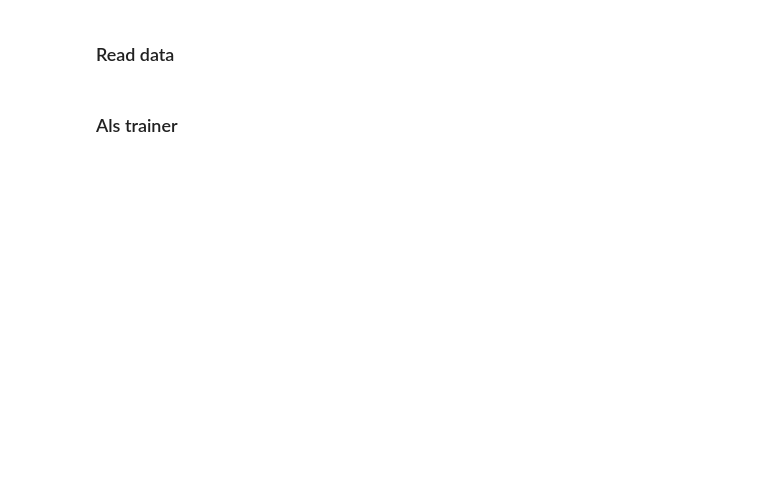
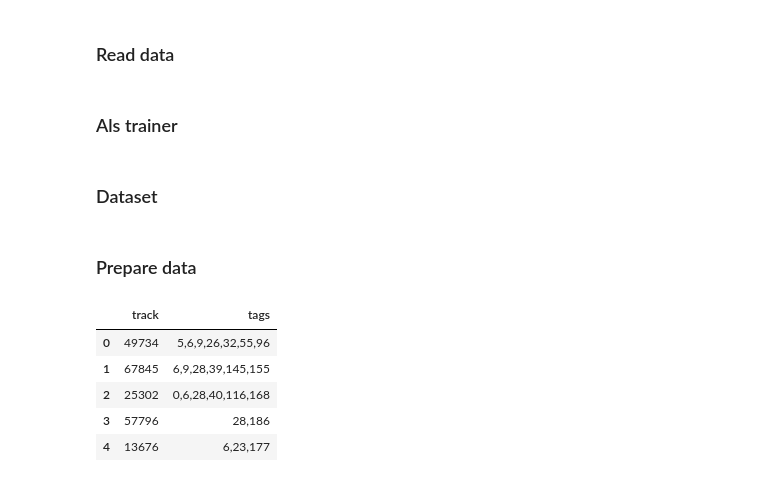
Before and after one commit to artvopilov/yandex_cup_2023, a Jupyter notebook: notebooks/als.ipynb, the cells around one changed output. Drawn from its saved outputs; the diff is of its cells as text; code cells hidden in the pictures; blank space fills up the shorter version.

```diff
--- a/notebooks/als.ipynb
+++ b/notebooks/als.ipynb
@@ -10,6 +12,8 @@ from implicit.als import AlternatingLeastSquares
 from loguru import logger
 from scipy.sparse import csr_matrix
 from tqdm.auto import tqdm
+# %%
+pd.options.display.max_rows = 300
 # %%
 BASE_DIR = "/Users/artemvopilov/Programming/yandex_cup_2023"
 # %%
@@ -196,3 +214,5 @@ class AlsTrainer:
             index = id_to_index.get(id_, len(id_to_index) + len(new_id_to_index))
             new_id_to_index[id_] = index
         return new_id_to_index
+# %% [markdown]
+### Dataset
@@ -198,0 +339,11 @@ class AlsTrainer:
+# %% [markdown]
+### Prepare data
+# %%
+train_df.head()
+# %% [output]
+|  | track | tags |
+| 0 | 49734 | 5,6,9,26,32,55,96 |
+| 1 | 67845 | 6,9,28,39,145,155 |
+| 2 | 25302 | 0,6,28,40,116,168 |
+| 3 | 57796 | 28,186 |
+| 4 | 13676 | 6,23,177 |
```
Also changed, not shown: parts of 47 cells of this notebook, 7 other files.
